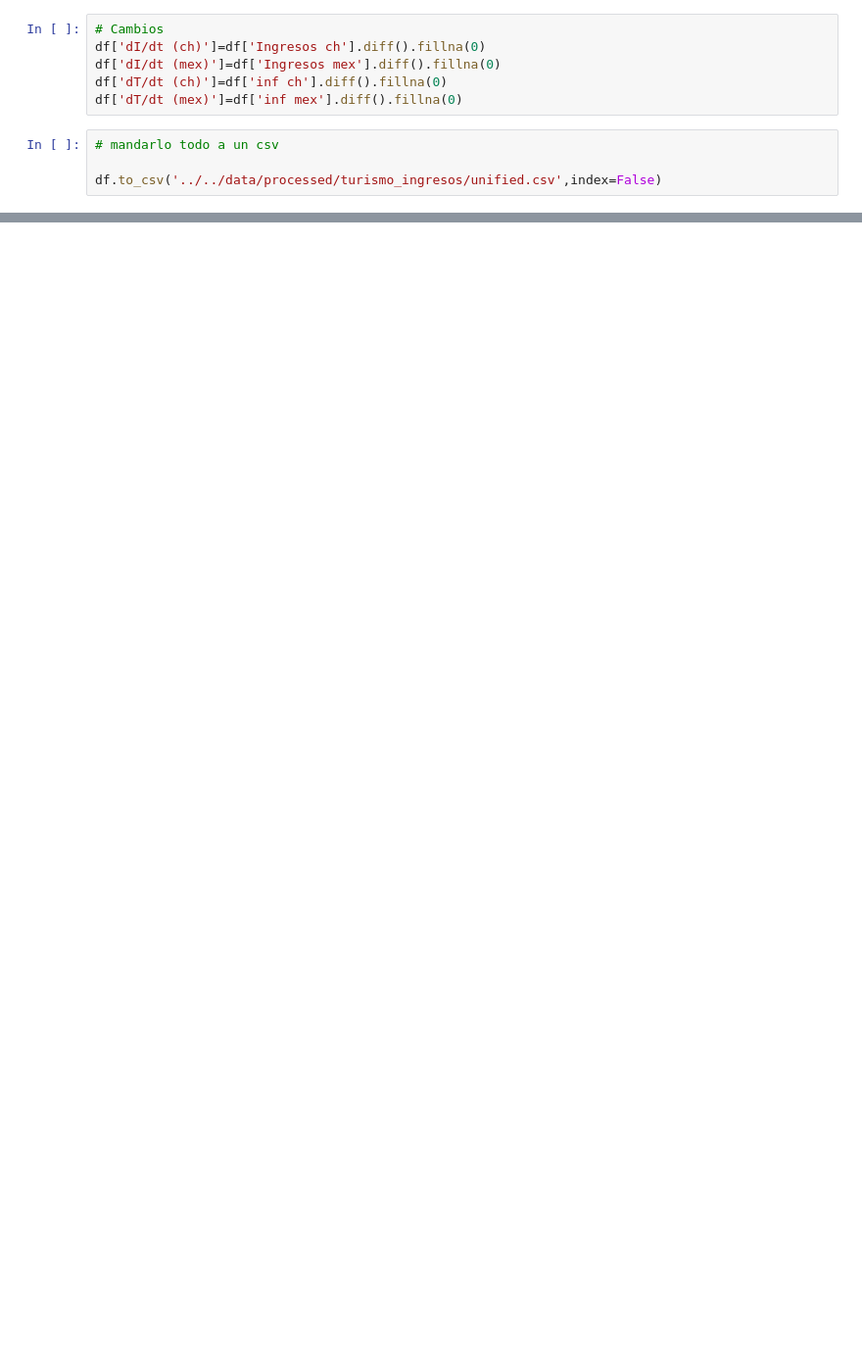
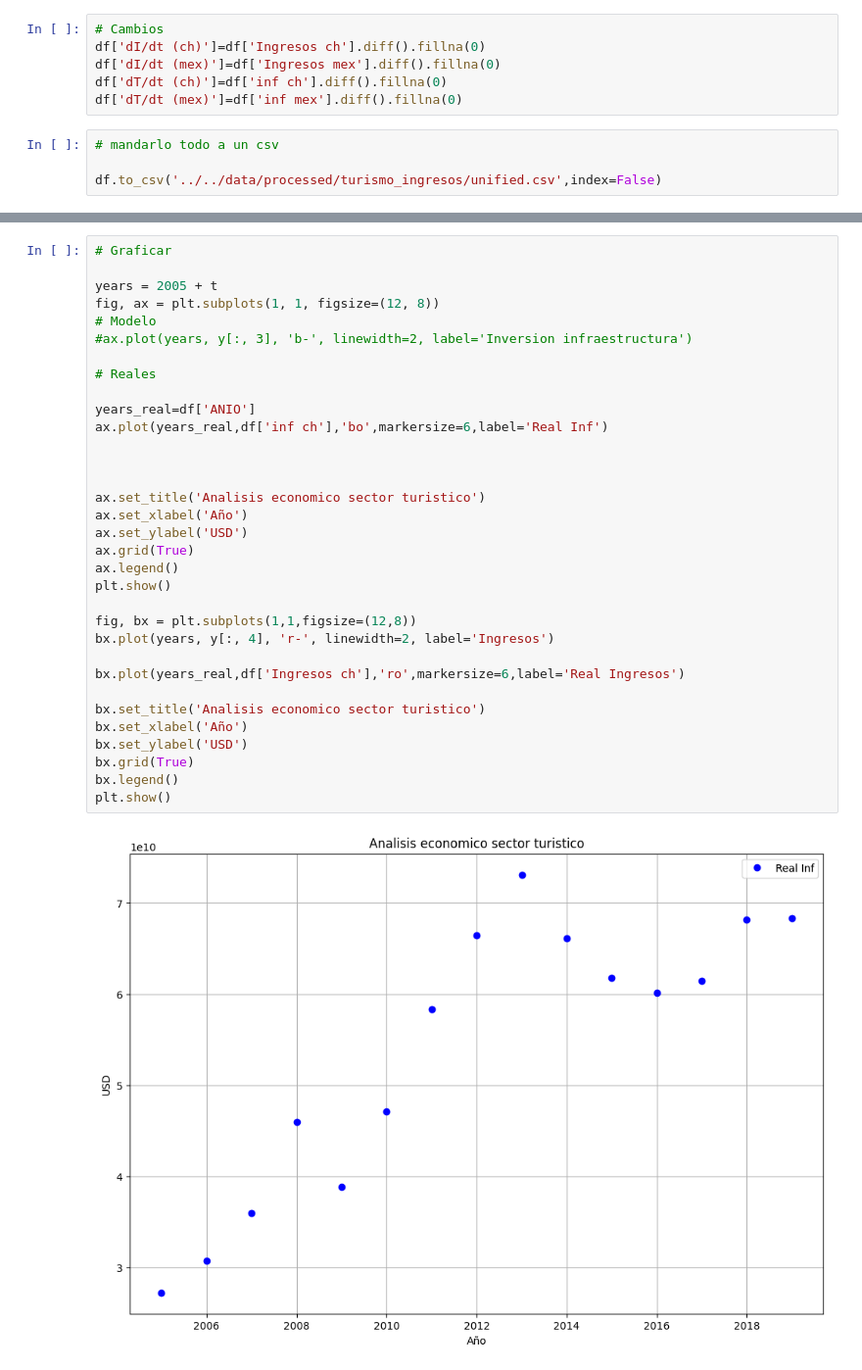
Before and after one commit to Lunaaaalj/MSED, a Jupyter notebook: code/sectores_economia/unificado.ipynb, the cells around one changed output, grey strips where cells are left out. Shown: that part at 98% size. Saved outputs shown, nothing was run; the diff lists cells and outputs as text; blank space fills up the shorter version.

```diff
--- a/code/sectores_economia/unificado.ipynb
+++ b/code/sectores_economia/unificado.ipynb
@@ -211,0 +330,35 @@ plt.show()
+# %%
+# Graficar
+
+years = 2005 + t
+fig, ax = plt.subplots(1, 1, figsize=(12, 8))
+# Modelo
+#ax.plot(years, y[:, 3], 'b-', linewidth=2, label='Inversion infraestructura')
+
+# Reales
+
+years_real=df['ANIO']
+ax.plot(years_real,df['inf ch'],'bo',markersize=6,label='Real Inf')
+
+
+
+ax.set_title('Analisis economico sector turistico')
+ax.set_xlabel('Año')
+ax.set_ylabel('USD')
+ax.grid(True)
+ax.legend()
+plt.show()
+
+fig, bx = plt.subplots(1,1,figsize=(12,8))
+bx.plot(years, y[:, 4], 'r-', linewidth=2, label='Ingresos')
+
+bx.plot(years_real,df['Ingresos ch'],'ro',markersize=6,label='Real Ingresos')
+
+bx.set_title('Analisis economico sector turistico')
+bx.set_xlabel('Año')
+bx.set_ylabel('USD')
+bx.grid(True)
+bx.legend()
+plt.show()
+# %% [output]
+[figure, added]
```
Also changed, not shown: parts of 10 cells of this notebook, 1 other file.
